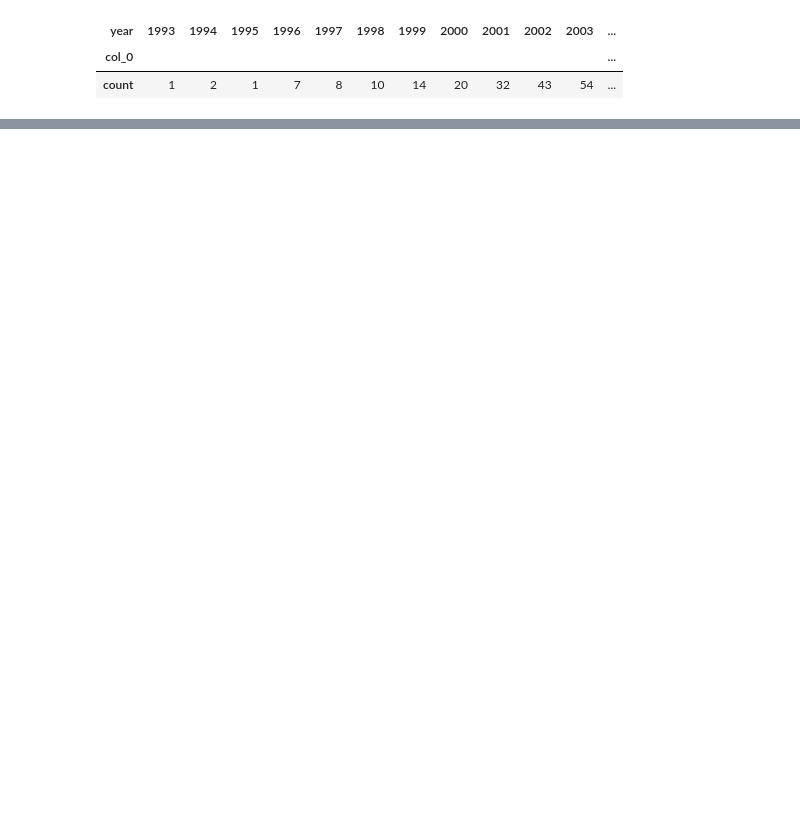
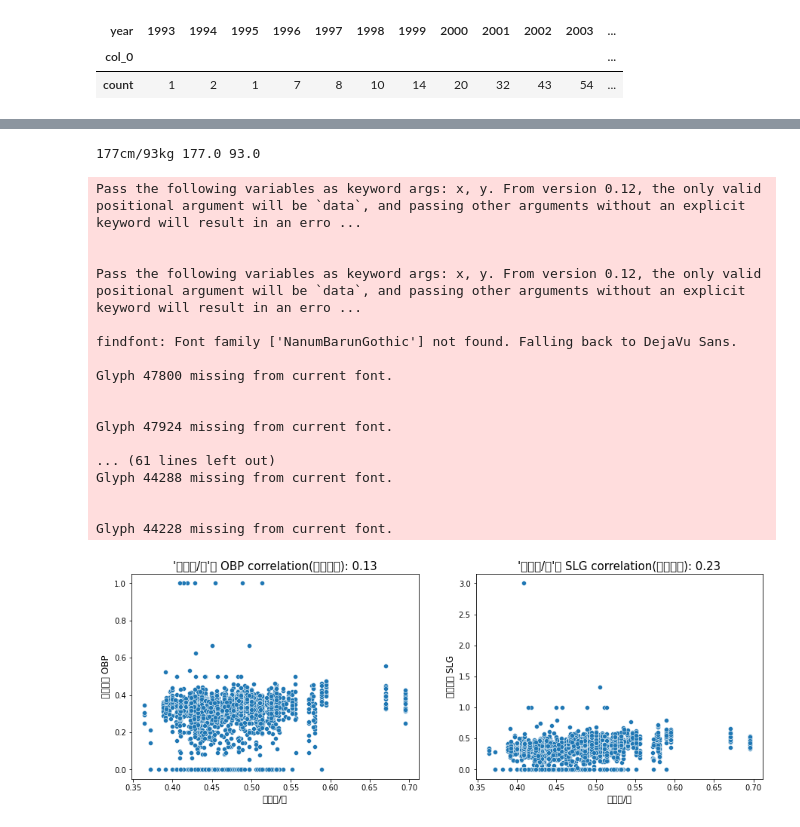
Before and after one commit to hyz218/Dacon_baseball, a Jupyter notebook: Dacon_baseball_regular_EDA.ipynb, the cells around one changed output, grey strips where cells are left out. Saved outputs shown, nothing was run; the diff lists cells and outputs as text; code cells hidden in the pictures; blank space fills up the shorter version.

```diff
--- a/Dacon_baseball_regular_EDA.ipynb
+++ b/Dacon_baseball_regular_EDA.ipynb
@@ -99,0 +139,49 @@ plt.show()
+# %%
+#선수의 체격별 OPS 비교
+regular_df['height'] = regular_df['height/weight'].apply(lambda x: int(re.findall('\d+',x.split('/')[0])[0]) if pd.notnull(x) else x)
+regular_df['weight'] = regular_df['height/weight'].apply(lambda x: int(re.findall('\d+',x.split('/')[1])[0]) if pd.notnull(x) else x)
+
+print(regular_df['height/weight'][0], regular_df['height'][0], regular_df['weight'][0])
+# %% [output]
+177cm/93kg 177.0 93.0
+# %%
+regular_df['weight_per_height'] = regular_df['weight']/regular_df['height']
+plt.figure(figsize=(15, 5))
+plt.subplot(1, 2, 1)
+
+# 몸무게/키와 OBP(출루율) correlation
+correlation = regular_df['weight_per_height'].corr(regular_df['OBP'])
+sns.scatterplot(regular_df['weight_per_height'], regular_df['OBP'])
+plt.title("'몸무게/키'와 OBP correlation(상관관계): " + str(np.round(correlation, 2)),fontsize=15)
+plt.ylabel('정규시즌 OBP',fontsize=12)
+plt.xlabel('몸무게/키', fontsize=12)
+plt.subplot(1, 2, 2)
+
+# 몸무게/키와 SLG(장타율) correlation
+correlation = regular_df['weight_per_height'].corr(regular_df['SLG'])
+sns.scatterplot(regular_df['weight_per_height'], regular_df['SLG'])
+plt.title("'몸무게/키'와 SLG correlation(상관관계): " + str(np.round(correlation, 2)),fontsize=15)
+plt.ylabel('정규시즌 SLG', fontsize=12)
+plt.xlabel('몸무게/키', fontsize=12)
+plt.show()
+
+#체격과 타율의 상관관계는 없음
+# %% [output]
+Pass the following variables as keyword args: x, y. From version 0.12, the only valid positional argument will be `data`, and passing other arguments without an explicit keyword will result in an erro ...
+
+
+Pass the following variables as keyword args: x, y. From version 0.12, the only valid positional argument will be `data`, and passing other arguments without an explicit keyword will result in an erro ...
+
+findfont: Font family ['NanumBarunGothic'] not found. Falling back to DejaVu Sans.
+
+Glyph 47800 missing from current font.
+
+
+Glyph 47924 missing from current font.
+
+... (61 lines left out)
+Glyph 44288 missing from current font.
+
+
+Glyph 44228 missing from current font.
+[figure, added]
```
Also changed, not shown: parts of 9 cells of this notebook.
